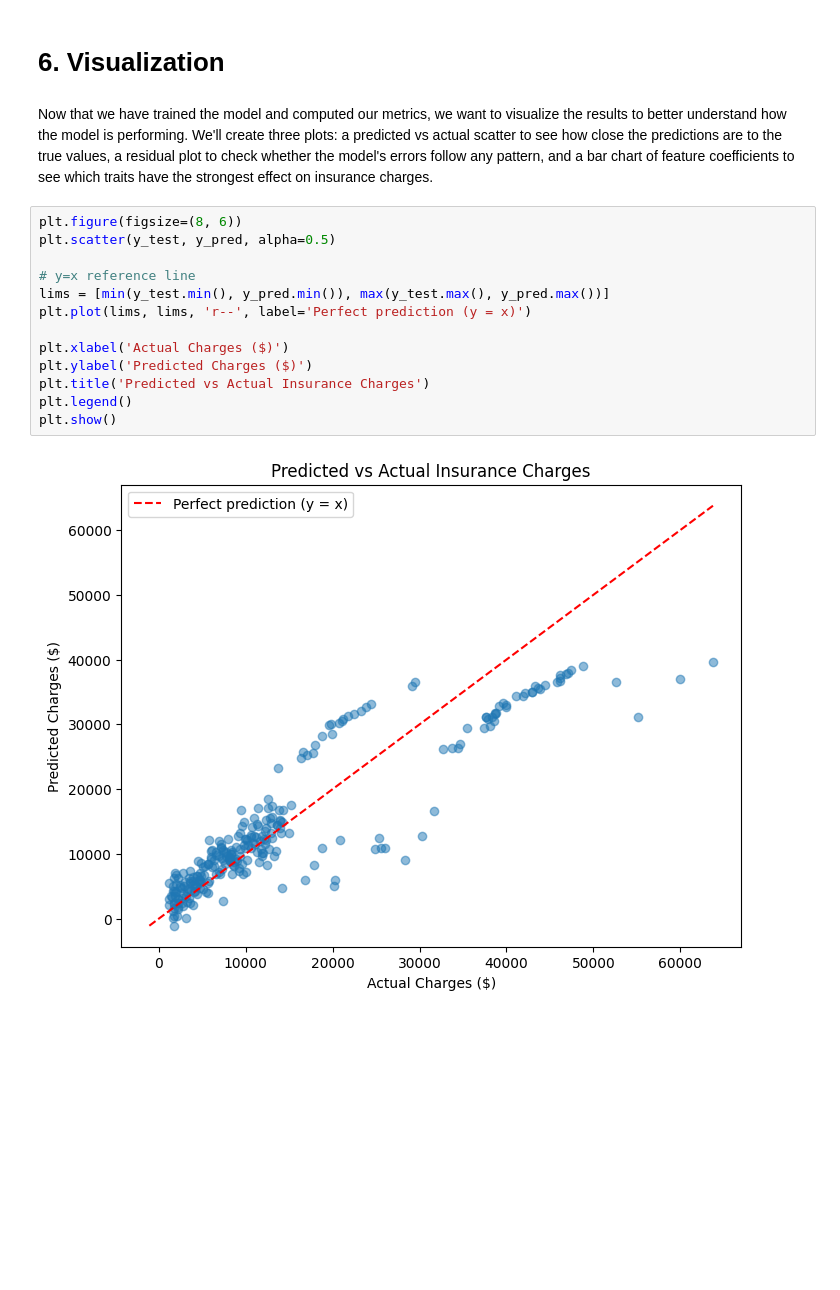
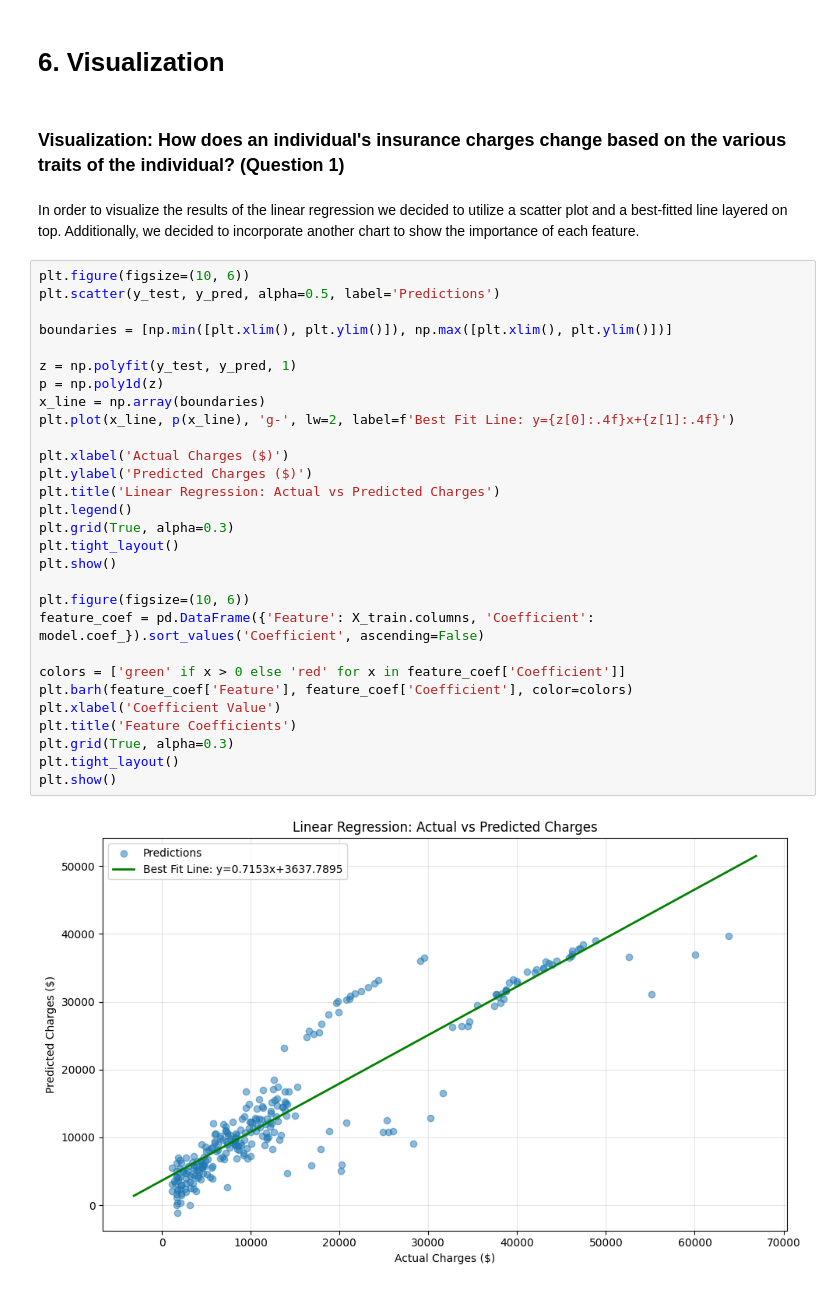
Before and after one commit to svaith/320FinalProject, a Jupyter notebook: main.ipynb, the cells around one changed output. Drawn from its saved outputs; the diff is of its cells as text; blank space fills up the shorter version.

```diff
--- a/main.ipynb
+++ b/main.ipynb
@@ -467,20 +462,38 @@ Looking at the feature importances, age is by far the most important feature wit
 Overall, the model suggests that it is possible to categorize individuals into insurance charge groups based on their characteristics, with age, BMI, and smoking status being the most useful predictors.
 # %% [markdown]
 # 6. Visualization
-# %% [markdown]
-Now that we have trained the model and computed our metrics, we want to visualize the results to better understand how the model is performing. We'll create three plots: a predicted vs actual scatter to see how close the predictions are to the true values, a residual plot to check whether the model's errors follow any pattern, and a bar chart of feature coefficients to see which traits have the strongest effect on insurance charges.
-# %%
-plt.figure(figsize=(8, 6))
-plt.scatter(y_test, y_pred, alpha=0.5)
-
-# y=x reference line
-lims = [min(y_test.min(), y_pred.min()), max(y_test.max(), y_pred.max())]
-plt.plot(lims, lims, 'r--', label='Perfect prediction (y = x)')
-
-plt.xlabel('Actual Charges ($)')
-plt.ylabel('Predicted Charges ($)')
-plt.title('Predicted vs Actual Insurance Charges')
-plt.legend()
-plt.show()
-# %% [output]
-[figure, removed]
+# %% [markdown]
+### Visualization: How does an individual's insurance charges change based on the various traits of the individual? (Question 1)
+# %% [markdown]
+In order to visualize the results of the linear regression we decided to utilize a scatter plot and a best-fitted line layered on top. Additionally, we decided to incorporate another chart to show the importance of each feature.
+# %%
+plt.figure(figsize=(10, 6))
+plt.scatter(y_test, y_pred, alpha=0.5, label='Predictions')
+
+boundaries = [np.min([plt.xlim(), plt.ylim()]), np.max([plt.xlim(), plt.ylim()])]
+
+z = np.polyfit(y_test, y_pred, 1)
+p = np.poly1d(z)
+x_line = np.array(boundaries)
+plt.plot(x_line, p(x_line), 'g-', lw=2, label=f'Best Fit Line: y={z[0]:.4f}x+{z[1]:.4f}')
+
+plt.xlabel('Actual Charges ($)')
+plt.ylabel('Predicted Charges ($)')
+plt.title('Linear Regression: Actual vs Predicted Charges')
+plt.legend()
+plt.grid(True, alpha=0.3)
+plt.tight_layout()
+plt.show()
+
+plt.figure(figsize=(10, 6))
+feature_coef = pd.DataFrame({'Feature': X_train.columns, 'Coefficient': model.coef_}).sort_values('Coefficient', ascending=False)
+
+colors = ['green' if x > 0 else 'red' for x in feature_coef['Coefficient']]
+plt.barh(feature_coef['Feature'], feature_coef['Coefficient'], color=colors)
+plt.xlabel('Coefficient Value')
+plt.title('Feature Coefficients')
+plt.grid(True, alpha=0.3)
+plt.tight_layout()
+plt.show()
+# %% [output]
+[figure, added]
```
Also changed, not shown: parts of 17 cells of this notebook.
